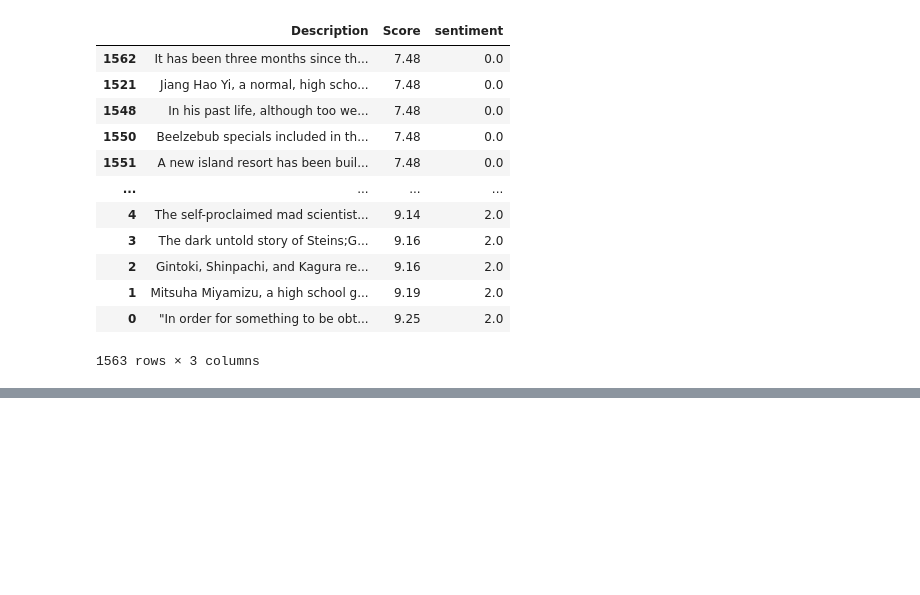
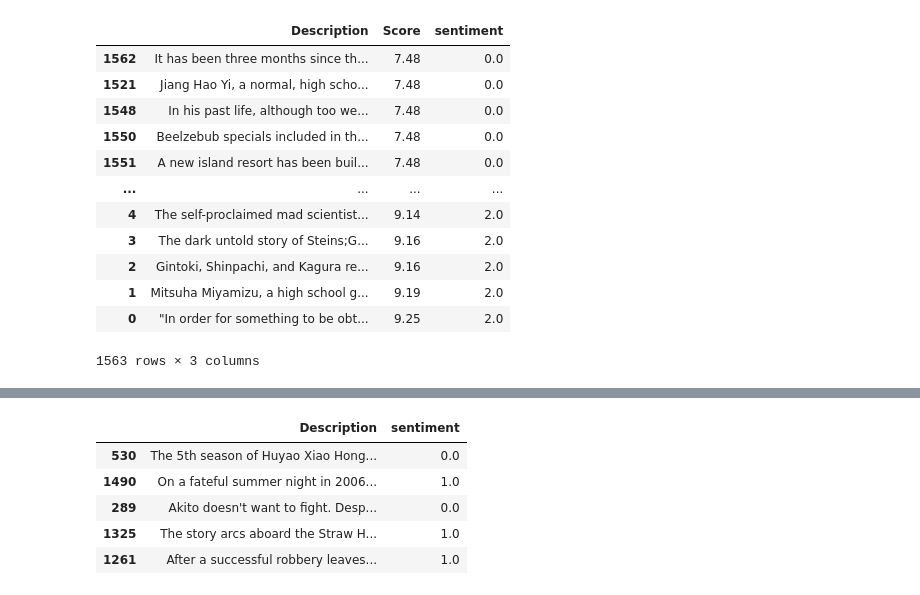
Before and after one commit to something-cool/french-bread, a Jupyter notebook: anime_review_train_one.ipynb, the cells around one changed output, grey strips where cells are left out. Drawn from its saved outputs; the diff is of its cells as text; code cells hidden in the pictures; blank space fills up the shorter version.

```diff
--- a/anime_review_train_one.ipynb
+++ b/anime_review_train_one.ipynb
@@ -258,0 +303,11 @@ def clean_comas(str):
+# %%
+anime_df.columns=['Unnamed: 0', 'Description' , 'Score' , 'sentiment']
+anime_training_df = anime_df[['Description', 'sentiment']].dropna()
+anime_training_df.sample(5)
+# %% [output]
+|  | Description | sentiment |
+| 530 | The 5th season of Huyao Xiao Hong... | 0.0 |
+| 1490 | On a fateful summer night in 2006... | 1.0 |
+| 289 | Akito doesn't want to fight. Desp... | 0.0 |
+| 1325 | The story arcs aboard the Straw H... | 1.0 |
+| 1261 | After a successful robbery leaves... | 1.0 |
```
Also changed, not shown: parts of 35 cells of this notebook, 4 other files.
